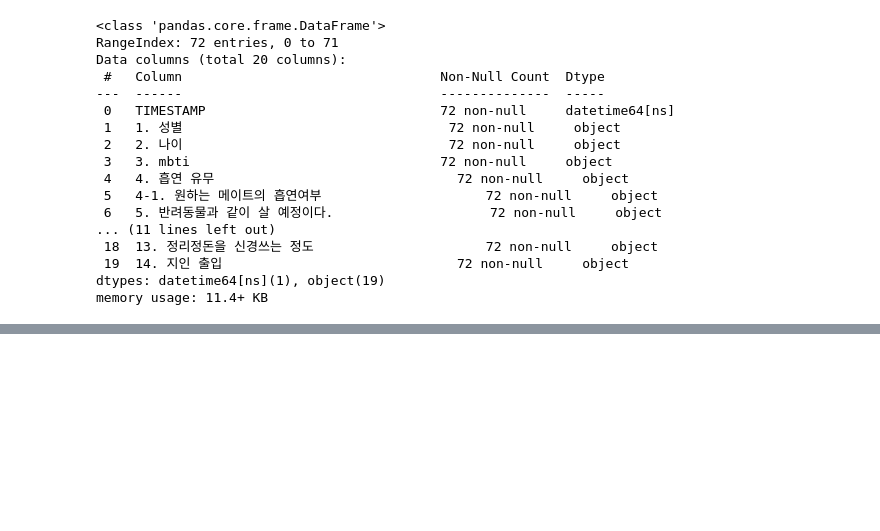
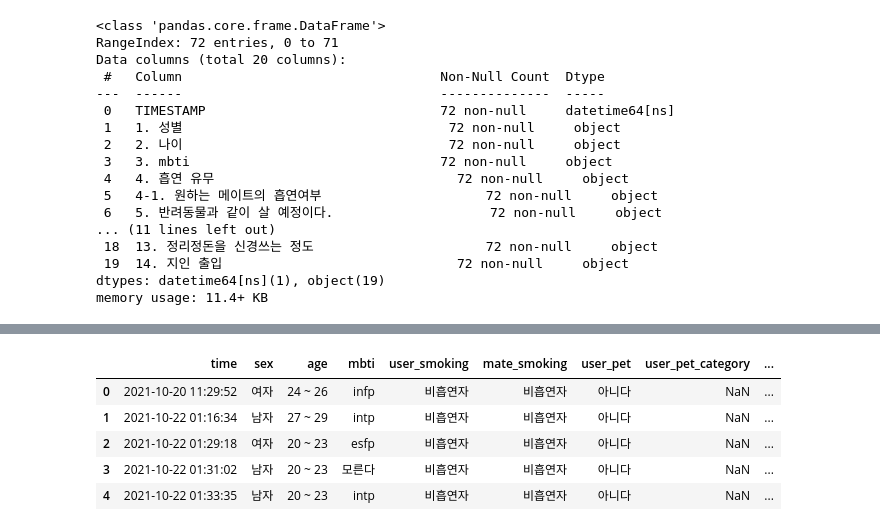
Before and after one commit to RIANAEH/DataScience, a Jupyter notebook: for_mnm_matching_algorithm.ipynb, the cells around one changed output, grey strips where cells are left out. Drawn from its saved outputs; the diff is of its cells as text; code cells hidden in the pictures; blank space fills up the shorter version.

```diff
--- a/for_mnm_matching_algorithm.ipynb
+++ b/for_mnm_matching_algorithm.ipynb
@@ -5,8 +10,4 @@
 # %%
-import pandas as pd
-
-filename = "하우스 메이트 설문결과.xlsx"
-df = pd.read_excel(filename)
-
-print(df)
+df = pd.read_excel("하우스 메이트 설문결과.xlsx")
+df.head()
 # %% [output]
@@ -67,0 +44,12 @@ memory usage: 11.4+ KB
+# %%
+df.columns = ['time', 'sex', 'age', 'mbti', 'user_smoking', 'mate_smoking', 'user_pet', 'user_pet_category', 'mate_pet_category',
+              'air', 'user_bug_killer', 'mate_bug_killer', 'user_cooking', 'mate_cooking', 'eat_together', 'share_item', 'noise', 'mate_alcohol',
+              'mate_clean', 'permission_to_enter']
+df.head()
+# %% [output]
+|  | time | sex | age | mbti | user_smoking | mate_smoking | user_pet | user_pet_category | ... |
+| 0 | 2021-10-20 11:29:52 | 여자 | 24 ~ 26 | infp | 비흡연자 | 비흡연자 | 아니다 | NaN | ... |
+| 1 | 2021-10-22 01:16:34 | 남자 | 27 ~ 29 | intp | 비흡연자 | 비흡연자 | 아니다 | NaN | ... |
+| 2 | 2021-10-22 01:29:18 | 여자 | 20 ~ 23 | esfp | 비흡연자 | 비흡연자 | 아니다 | NaN | ... |
+| 3 | 2021-10-22 01:31:02 | 남자 | 20 ~ 23 | 모른다 | 비흡연자 | 비흡연자 | 아니다 | NaN | ... |
+| 4 | 2021-10-22 01:33:35 | 남자 | 20 ~ 23 | intp | 비흡연자 | 비흡연자 | 아니다 | NaN | ... |
```
Also changed, not shown: parts of 37 cells of this notebook.
